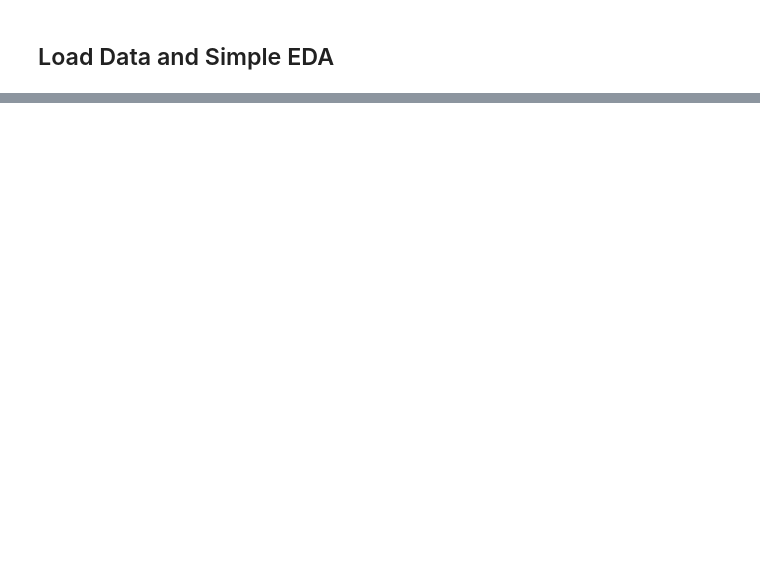
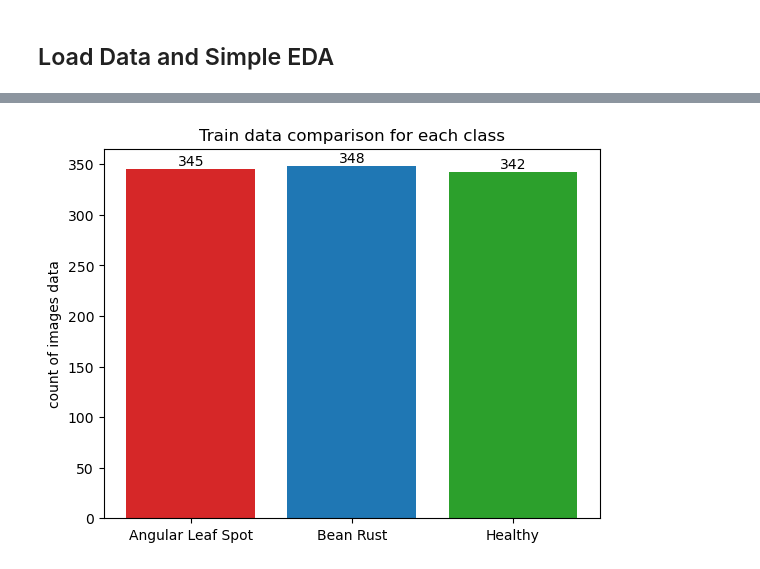
Before and after one commit to ryanpram/bean-leaf-lesions-classification, a Jupyter notebook: Exploration Notebook.ipynb, the cells around one changed output, grey strips where cells are left out. Saved outputs shown, nothing was run; the diff lists cells and outputs as text; code cells hidden in the pictures; blank space fills up the shorter version.

```diff
--- a/Exploration Notebook.ipynb
+++ b/Exploration Notebook.ipynb
@@ -15,0 +118,45 @@ ModuleNotFoundError: No module named 'tensorflow'
+# %%
+def count_files(directory):
+    try:
+        # List all files in the directory
+        files = os.listdir(directory)
+
+        # Count the number of files
+        num_files = len(files)
+
+        return num_files
+
+    except FileNotFoundError:
+        print(f"Directory '{directory}' not found.")
+        return None
+# %%
+angular_val_dir_path = './data/val/angular_leaf_spot'
+bean_rust_val_dir_path = './data/val/bean_rust'
+healthy_val_dir_path = './data/val/healthy'
+
+
+angular_train_count = count_files(angular_train_dir_path)
+bean_rust_train_count = count_files(bean_rust_train_dir_path)
+healthy_train_count = count_files(healthy_train_dir_path)
+
+angular_val_count = count_files(angular_val_dir_path)
+bean_rust_val_count = count_files(bean_rust_val_dir_path)
+healthy_val_count = count_files(healthy_val_dir_path)
+# %%
+fig, ax = plt.subplots()
+
+classes = ['Angular Leaf Spot', 'Bean Rust', 'Healthy']
+counts = [angular_train_count, bean_rust_train_count, healthy_train_count]
+bar_colors = ['tab:red', 'tab:blue', 'tab:green']
+
+ax.bar(classes, counts, color=bar_colors)
+
+for i, count in enumerate(counts):
+    plt.text(i, count + 0.5, str(count), ha='center', va='bottom')
+
+ax.set_ylabel('count of images data')
+ax.set_title('Train data comparison for each class')
+
+plt.show()
+# %% [output]
+[figure, added]
```
Also changed, not shown: parts of 21 cells of this notebook.
